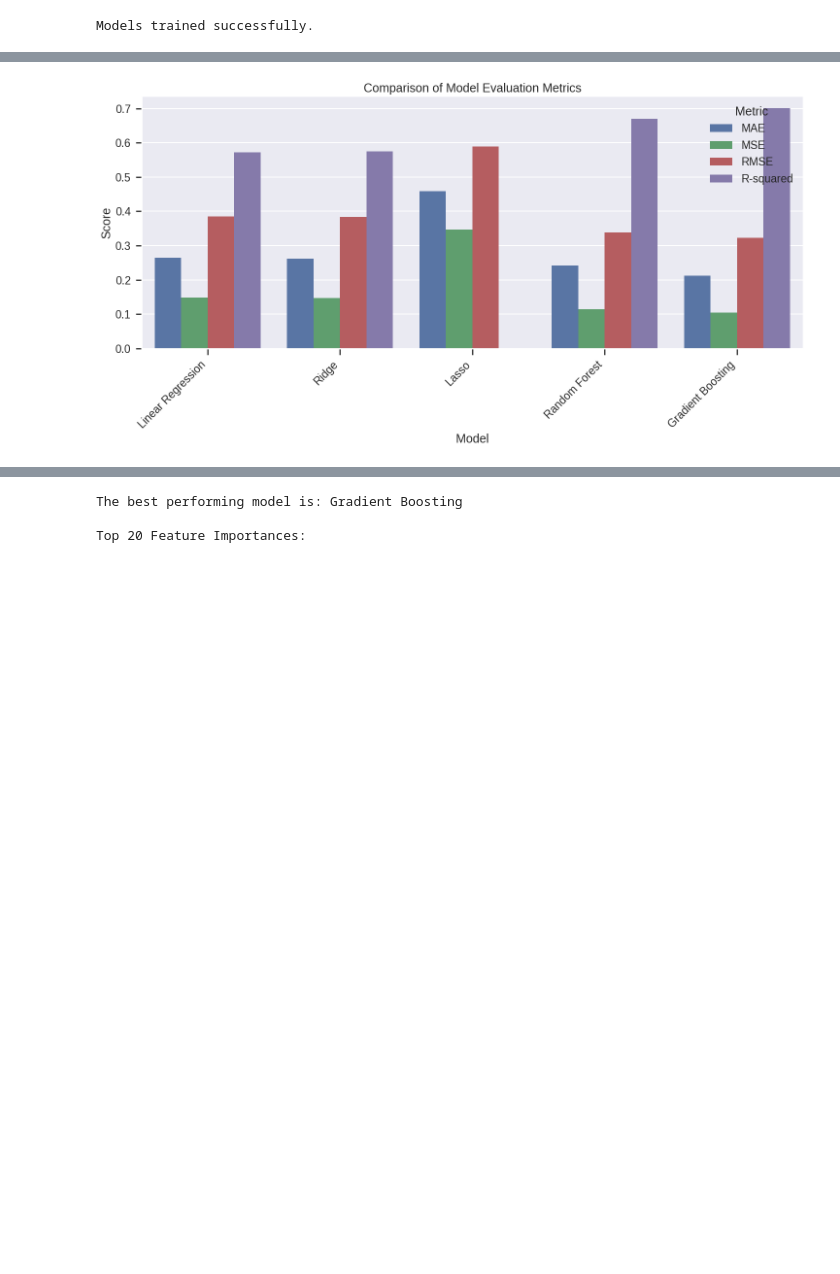
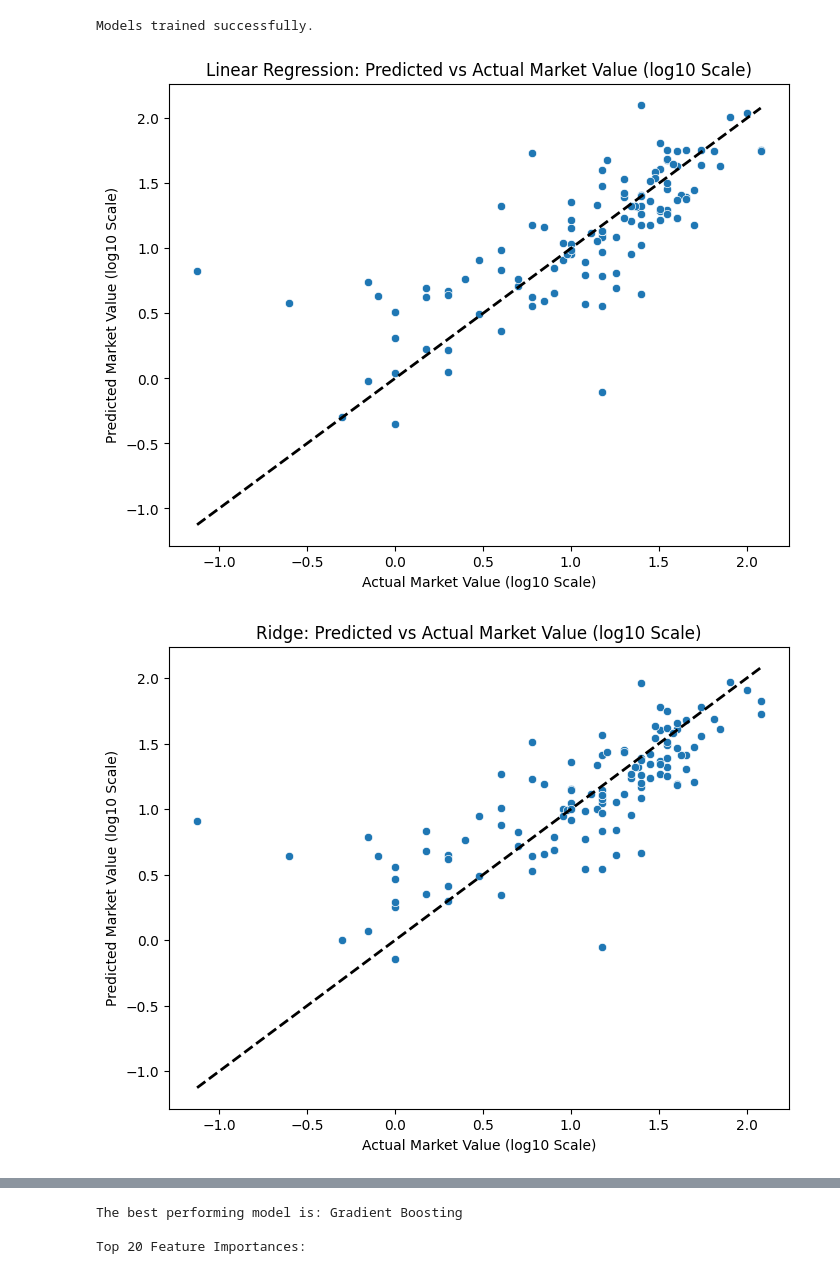
Before and after one commit to Pranav216/Dissertation_19247207, a Jupyter notebook: Dissertation_19247207/MarketValue_Analysis.ipynb, the cells around one changed output, grey strips where cells are left out. Drawn from its saved outputs; the diff is of its cells as text; code cells hidden in the pictures; blank space fills up the shorter version.

```diff
--- a/Dissertation_19247207/MarketValue_Analysis.ipynb
+++ b/Dissertation_19247207/MarketValue_Analysis.ipynb
@@ -611,6 +616,7 @@ from sklearn.metrics import mean_absolute_error, mean_squared_error, r2_score
 import numpy as np
 import matplotlib.pyplot as plt
 import pandas as pd
+import seaborn as sns
 
 evaluation_results = {}
 
@@ -625,33 +631,45 @@ models = {
 
 for name, model in models.items():
     y_pred = model.predict(X_test)
     mae = mean_absolute_error(y_test, y_pred)
     mse = mean_squared_error(y_test, y_pred)
     rmse = np.sqrt(mse) # Calculate RMSE
     r2 = r2_score(y_test, y_pred)
     evaluation_results[name] = {"MAE": mae, "MSE": mse, "RMSE": rmse, "R-squared": r2} # Add RMSE to dictionary
 
+    # Add scatter plot for predicted vs actual values
+    plt.figure(figsize=(8, 6))
+    sns.scatterplot(x=y_test, y=y_pred)
+    plt.title(f'{name}: Predicted vs Actual Market Value (log10 Scale)')
+    plt.xlabel('Actual Market Value (log10 Scale)')
+    plt.ylabel('Predicted Market Value (log10 Scale)')
+    plt.plot([y_test.min(), y_test.max()], [y_test.min(), y_test.max()], 'k--', lw=2) # Add a diagonal line
+    plt.show()
+
+
 for name, metrics in evaluation_results.items():
     print(f"Evaluation results for {name}:")
     print(f"  Mean Absolute Error (MAE): {metrics['MAE']:.2f}")
     print(f"  Mean Squared Error (MSE): {metrics['MSE']:.2f}")
     print(f"  Root Mean Squared Error (RMSE): {metrics['RMSE']:.2f}") # Print RMSE
     print(f"  R-squared (R2): {metrics['R-squared']:.2f}")
     print("-" * 30)
 
-
+# Create a DataFrame from the evaluation results
 evaluation_df = pd.DataFrame(evaluation_results).T.reset_index()
 evaluation_df = evaluation_df.rename(columns={'index': 'Model'})
 
+# Melt the DataFrame to long format for plotting
 evaluation_melted = evaluation_df.melt(id_vars='Model', var_name='Metric', value_name='Score')
 
-
-
+# Create the bar plot for evaluation metrics
 plt.figure(figsize=(15, 8))
 sns.barplot(x='Model', y='Score', hue='Metric', data=evaluation_melted)
 plt.title('Comparison of Model Evaluation Metrics')
 plt.ylabel('Score')
 plt.xticks(rotation=45, ha='right')
 plt.tight_layout()
 plt.show()
 # %% [output]
+[figure, new version]
+[figure, added]
@@ -672,4 +693,3 @@ Evaluation results for Ridge:
   Root Mean Squared Error (RMSE): 0.32
   R-squared (R2): 0.70
 ------------------------------
-[figure, old version]
```
Also changed, not shown: parts of 3 cells of this notebook.
